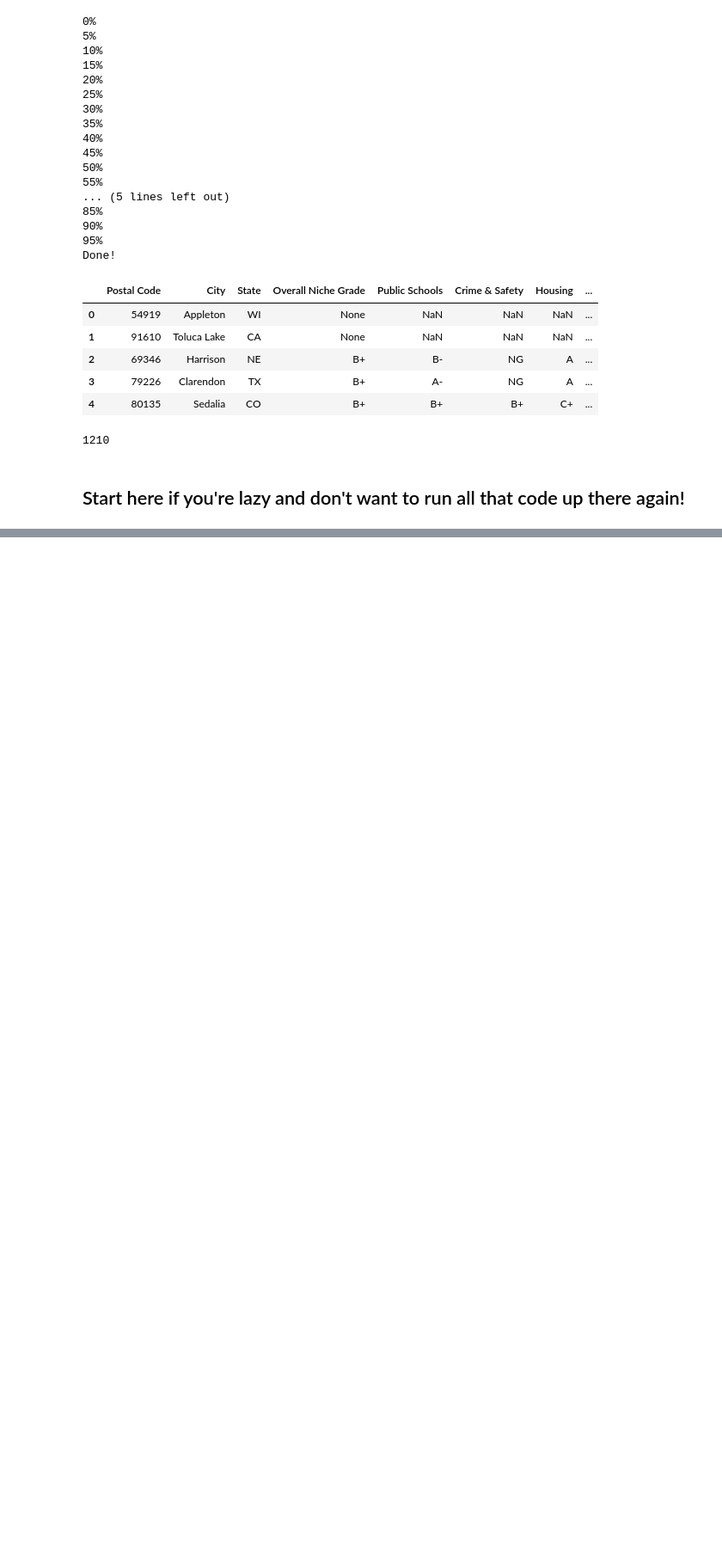
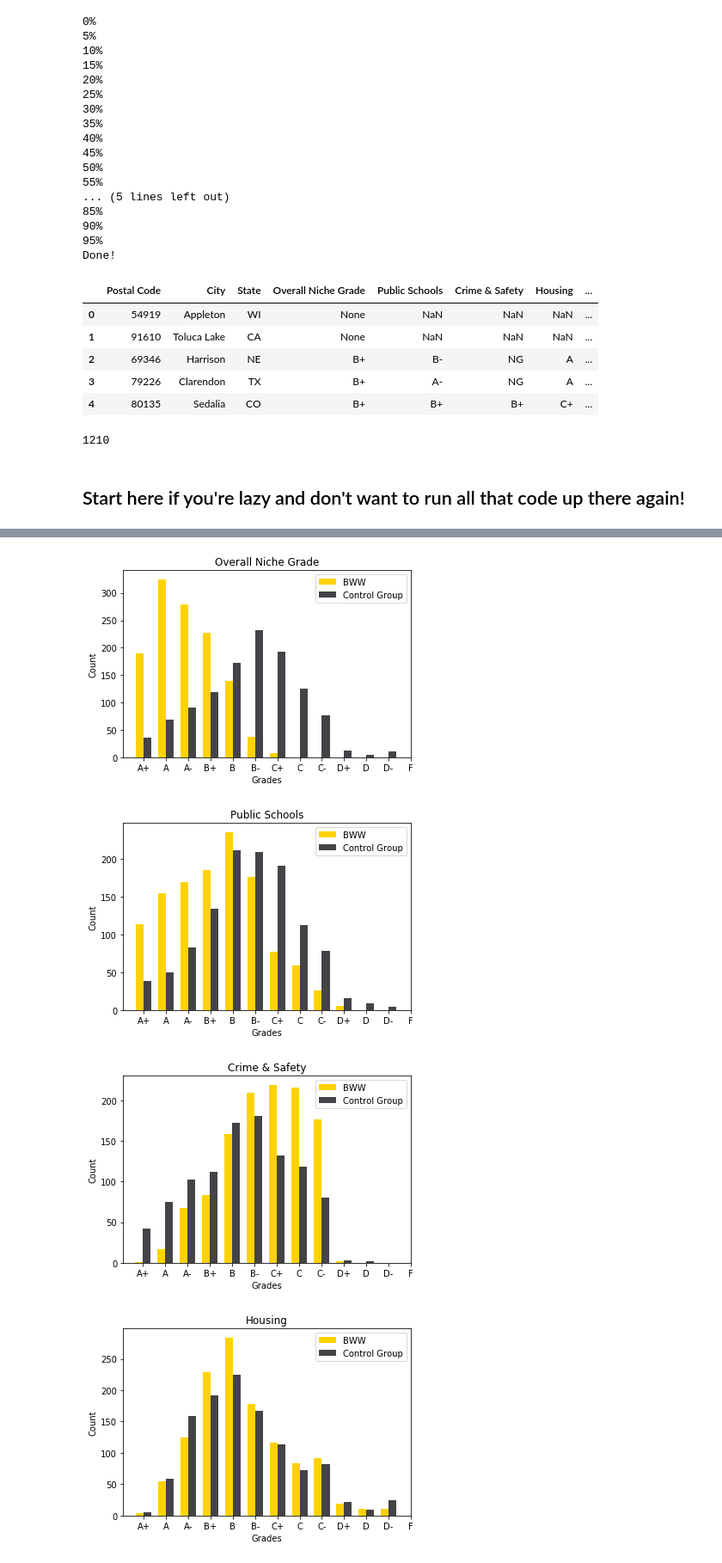
Before and after one commit to monicaw218/bww-project, a Jupyter notebook: python/BuffaloWildWings.ipynb, the cells around one changed output, grey strips where cells are left out. Shown: that part at 86% size. Saved outputs shown, nothing was run; the diff lists cells and outputs as text; code cells hidden in the pictures; blank space fills up the shorter version.

Commit message:
create analysis bar-charts for all niche.com catgories

```diff
--- a/python/BuffaloWildWings.ipynb
+++ b/python/BuffaloWildWings.ipynb
@@ -272,0 +298,34 @@ usNicheGradesSample[usNicheGradesSample['Overall Niche Grade']=='D-']
+# %%
+gradesOrder = ['A+','A','A-','B+','B','B-','C+','C','C-','D+','D','D-','F']
+x = np.arange(len(gradesOrder))
+
+def plot_category(category):
+    width = 0.35 # with of the bars
+
+    distinctOverallGradeCounts = bwwdata[category].value_counts().reindex(index=gradesOrder)
+    usNicheGradesSampleCounts = usNicheGradesSample[category].value_counts().reindex(index=gradesOrder)
+
+    fig, ax = plt.subplots()
+    rects1 = ax.bar(x - width/2, distinctOverallGradeCounts, width, label='BWW', color='#ffd200')
+    rects2 = ax.bar(x + width/2, usNicheGradesSampleCounts, width, label='Control Group', color='#434348')
+
+    ax.set_ylabel('Count')
+    ax.set_title(category)
+    ax.set_xlabel('Grades')
+    ax.set_xticks(x)
+    ax.set_xticklabels(gradesOrder)
+    ax.legend(loc='upper right')
+
+    plt.show()
+# %%
+nicheColumns = ['Overall Niche Grade', 'Public Schools', 'Crime & Safety', 'Housing', 'Nightlife',
+              'Good for Families', 'Diversity', 'Jobs', 'Weather', 'Cost of Living', 'Health & Fitness',
+              'Outdoor Activities', 'Commute']
+
+for col in nicheColumns:
+    plot_category(col)
+# %% [output]
+[figure, added]
+[figure, added]
+[figure, added]
+[figure, added]
```
Also changed, not shown: parts of 4 cells of this notebook.
